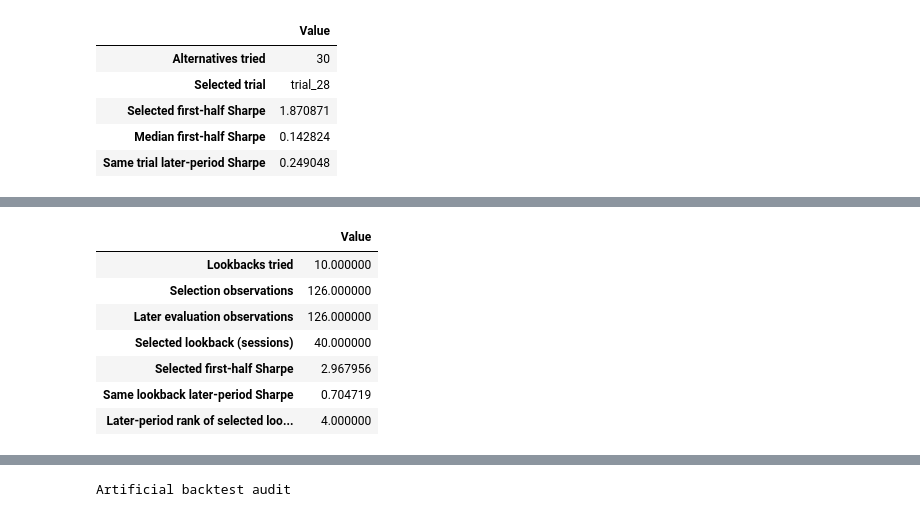
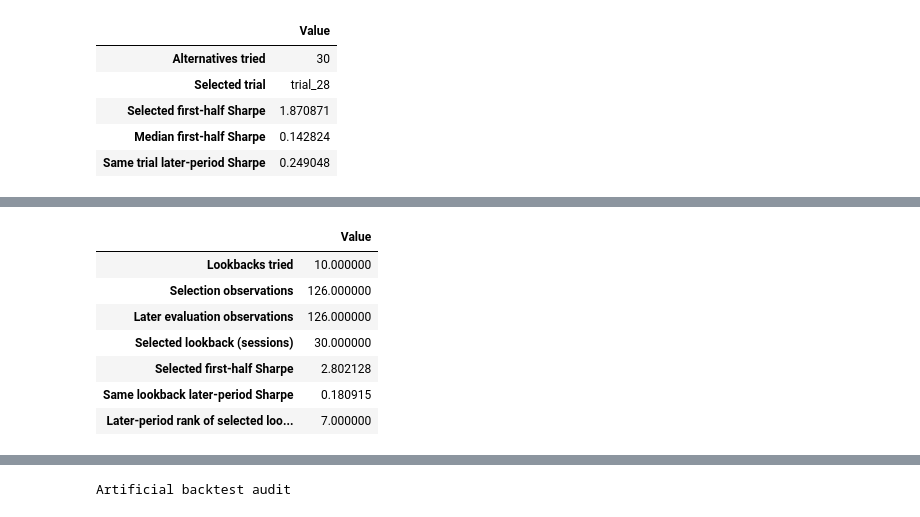
Before and after one commit to KennethWYLee/FinTech, a Jupyter notebook: course/week7_main.ipynb, the cells around one changed output, grey strips where cells are left out. Drawn from its saved outputs; the diff is of its cells as text; code cells hidden in the pictures.

```diff
--- a/course/week7_main.ipynb
+++ b/course/week7_main.ipynb
@@ -856,6 +903,11 @@ Predict the sign of the Sharpe ratio and whether the ratio remains defined after
 # %%
+# Purpose: Issue 6 — What does the Sharpe ratio measure, and when is it undefined? — calculate the controlled example.
 def annualized_sharpe(return_series, periodic_target=0.0, periods_per_year=252):
-    values = pd.Series(return_series, dtype=float).dropna()
+    if not np.isfinite(periods_per_year) or periods_per_year <= 0:
+        raise ValueError("Annualization frequency must be finite and positive.")
+    if not np.isscalar(periodic_target) or not np.isfinite(periodic_target):
+        raise ValueError("This helper requires a finite constant periodic reference.")
+    values = pd.Series(return_series, dtype=float)
     if len(values) < 2 or not np.isfinite(values).all():
         raise ValueError("At least two finite returns are required.")
     volatility = values.std(ddof=1)
@@ -952,6 +1005,9 @@ Predict whether the all-observation downside deviation is smaller than the devia
 # %%
+# Purpose: Issue 7 — How is downside deviation defined in this notebook? — calculate the controlled example.
 def downside_deviation(return_series, periodic_target=0.0):
-    values = pd.Series(return_series, dtype=float).dropna()
+    if not np.isscalar(periodic_target) or not np.isfinite(periodic_target):
+        raise ValueError("This helper requires a finite constant periodic reference.")
+    values = pd.Series(return_series, dtype=float)
     if values.empty or not np.isfinite(values).all():
         raise ValueError("Returns must contain finite observations.")
     downside = np.minimum(values - periodic_target, 0.0)
@@ -1143,6 +1206,7 @@ Predict the deepest drawdown observation and calculate its depth from the prior
 # %%
+# Purpose: Issue 9 — How is drawdown constructed from wealth and a running peak? — calculate the controlled example.
 def drawdown_frame(return_series):
-    values = pd.Series(return_series, dtype=float).dropna()
+    values = pd.Series(return_series, dtype=float)
     if values.empty or not np.isfinite(values).all() or (values <= -1).any():
         raise ValueError("Drawdown requires finite returns greater than -100%.")
     wealth = (1 + values).cumprod()
@@ -1253,7 +1323,8 @@ Predict the maximum number of consecutive underwater observations and the recove
 # %%
+# Purpose: Issue 10 — How do maximum drawdown, duration, and recovery differ? — calculate the controlled example.
 def drawdown_summary(return_series):
     frame = drawdown_frame(return_series)
-    underwater = frame["Drawdown (decimal)"] < 0
+    underwater = frame["Drawdown (decimal)"] < -1e-12
     groups = (~underwater).cumsum()
     duration = underwater.groupby(groups).cumsum().astype(int)
     frame["Underwater"] = underwater
@@ -1262,8 +1333,10 @@ def drawdown_summary(return_series):
     trough_position = frame.index.get_loc(trough_label)
     prior_peak = frame.loc[trough_label, "Running peak"]
     later_wealth = frame["Normalized wealth"].iloc[trough_position + 1:]
-    recovered = later_wealth[later_wealth >= prior_peak]
+    recovered = later_wealth[later_wealth >= prior_peak * (1 - 1e-12)]
     recovery_label = recovered.index[0] if len(recovered) else None
+    if not underwater.any():
+        recovery_label = "Not applicable: no drawdown"
     summary = pd.Series(
         {
             "Maximum drawdown (decimal)": frame["Drawdown (decimal)"].min(),
@@ -2336,4 +2447,5 @@ Predict whether the selected lookback remains the highest-Sharpe lookback later
 # %%
+# Purpose: Issue 19 — How can repeated strategy selection create an optimistic result? — evaluate the source-based example.
 issue_19_lookbacks = [2, 3, 5, 8, 10, 15, 20, 30, 40, 60]
 issue_19_variants = {}
 for lookback in issue_19_lookbacks:
@@ -2342,7 +2454,7 @@ for lookback in issue_19_lookbacks:
         np.where(momentum.isna(), np.nan, (momentum > 0).astype(float)),
         index=aapl_frame.index,
     )
-    position = signal.shift(1).fillna(0.0).reindex(source_eval.index)
+    position = signal.shift(2).fillna(0.0).reindex(source_eval.index)
     ledger = cost_ledger(
         position,
         source_eval["asset_return"],
@@ -2350,37 +2462,37 @@ for lookback in issue_19_lookbacks:
     )
     issue_19_variants[lookback] = ledger["net_return"]
 
 issue_19_returns = pd.DataFrame(issue_19_variants)
 issue_19_split = len(issue_19_returns) // 2
 issue_19_selection = issue_19_returns.iloc[:issue_19_split].apply(
     annualized_sharpe, periodic_target=0.0, periods_per_year=PERIODS_PER_YEAR
 )
 issue_19_later = issue_19_returns.iloc[issue_19_split:].apply(
     annualized_sharpe, periodic_target=0.0, periods_per_year=PERIODS_PER_YEAR
 )
 issue_19_selected_lookback = int(issue_19_selection.idxmax())
 issue_19_real = pd.Series(
     {
         "Lookbacks tried": len(issue_19_lookbacks),
         "Selection observations": issue_19_split,
         "Later evaluation observations": len(issue_19_returns) - issue_19_split,
         "Selected lookback (sessions)": issue_19_selected_lookback,
         "Selected first-half Sharpe": issue_19_selection.loc[issue_19_selected_lookback],
         "Same lookback later-period Sharpe": issue_19_later.loc[issue_19_selected_lookback],
         "Later-period rank of selected lookback (1 = highest)": issue_19_later.rank(ascending=False, method="min").loc[issue_19_selected_lookback],
     },
     name="Value",
 )
 display(issue_19_real.to_frame())
 # %% [output]
 |  | Value |
 | Lookbacks tried | 10.000000 |
 | Selection observations | 126.000000 |
 | Later evaluation observations | 126.000000 |
-| Selected lookback (sessions) | 40.000000 |
-| Selected first-half Sharpe | 2.967956 |
-| Same lookback later-period Sharpe | 0.704719 |
-| Later-period rank of selected loo... | 4.000000 |
+| Selected lookback (sessions) | 30.000000 |
+| Selected first-half Sharpe | 2.802128 |
+| Same lookback later-period Sharpe | 0.180915 |
+| Later-period rank of selected loo... | 7.000000 |
 # %% [markdown]
 ### Interpret Code 2
 
```
Also changed, not shown: parts of 173 cells of this notebook, 3 other files.
